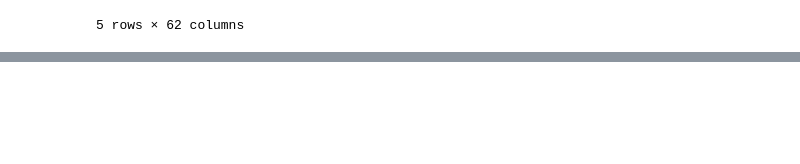
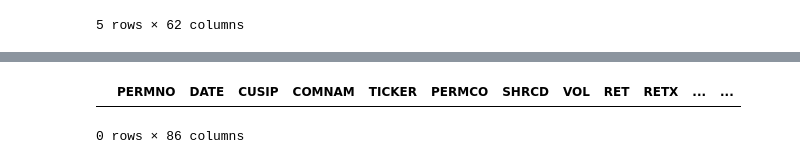
Before and after one commit to tsherman181/FIN427P1, a Jupyter notebook: FIN 427 Project 1.ipynb, the cells around one changed output, grey strips where cells are left out. Saved outputs shown, nothing was run; the diff lists cells and outputs as text; code cells hidden in the pictures; blank space fills up the shorter version.

```diff
--- a/FIN 427 Project 1.ipynb
+++ b/FIN 427 Project 1.ipynb
@@ -201,0 +196,15 @@ qry = '''
+# %%
+df_returns['DATE'] = pd.to_datetime(df_returns['DATE'])
+df_returns['PREYEARMONTH'] = pd.to_datetime(df_returns['PREYEARMONTH'])
+df['datadate'] = pd.to_datetime(df['datadate'])
+# %%
+df['cusip'] = df['cusip8']
+df_returns['cusip'] = df_returns['CUSIP']
+# %%
+out = df_returns.merge(df, how='left', on=['cusip']).query('datadate.between(PREYEARMONTH, DATE)')
+# %%
+#out.head()
+import datetime
+out_specific = out[out['CUSIP'] == '00130H10']
+out_specific.tail(24)
+#print(type(out_specific['DATE'].iloc[0]))
@@ -201,0 +230,7 @@ qry = '''
+# %%
+out_specific = out_specific.iloc[pd.DatetimeIndex(out_specific['DATE']).indexer_between_time(datetime.time(8,20,0),
+                                                             datetime.time(8,27,0))]
+out_specific.head()
+# %% [output]
+|  | PERMNO | DATE | CUSIP | COMNAM | TICKER | PERMCO | SHRCD | VOL | RET | RETX | ... | ... |
+0 rows × 86 columns
```
Also changed, not shown: parts of 13 cells of this notebook, 1 other file.
